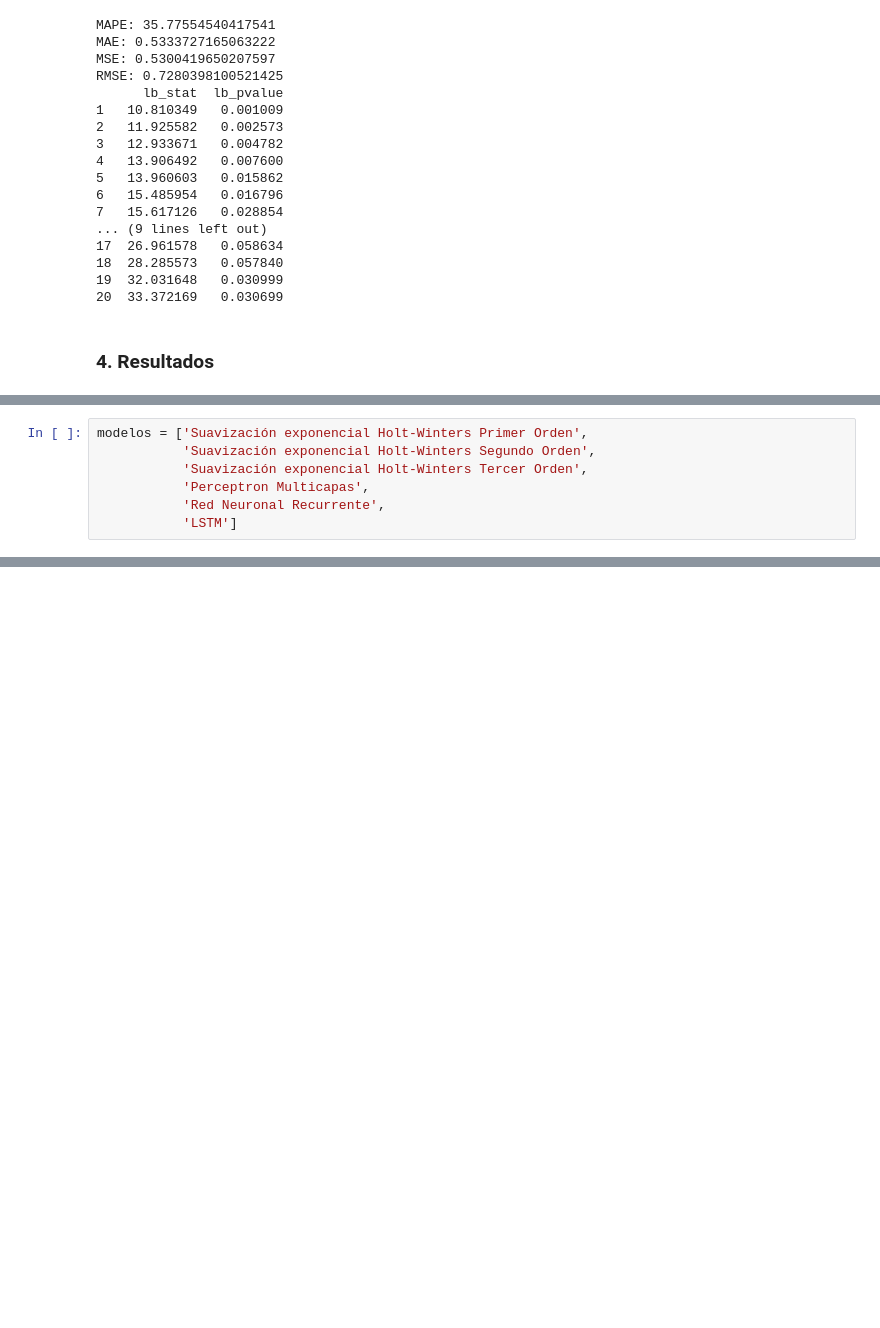
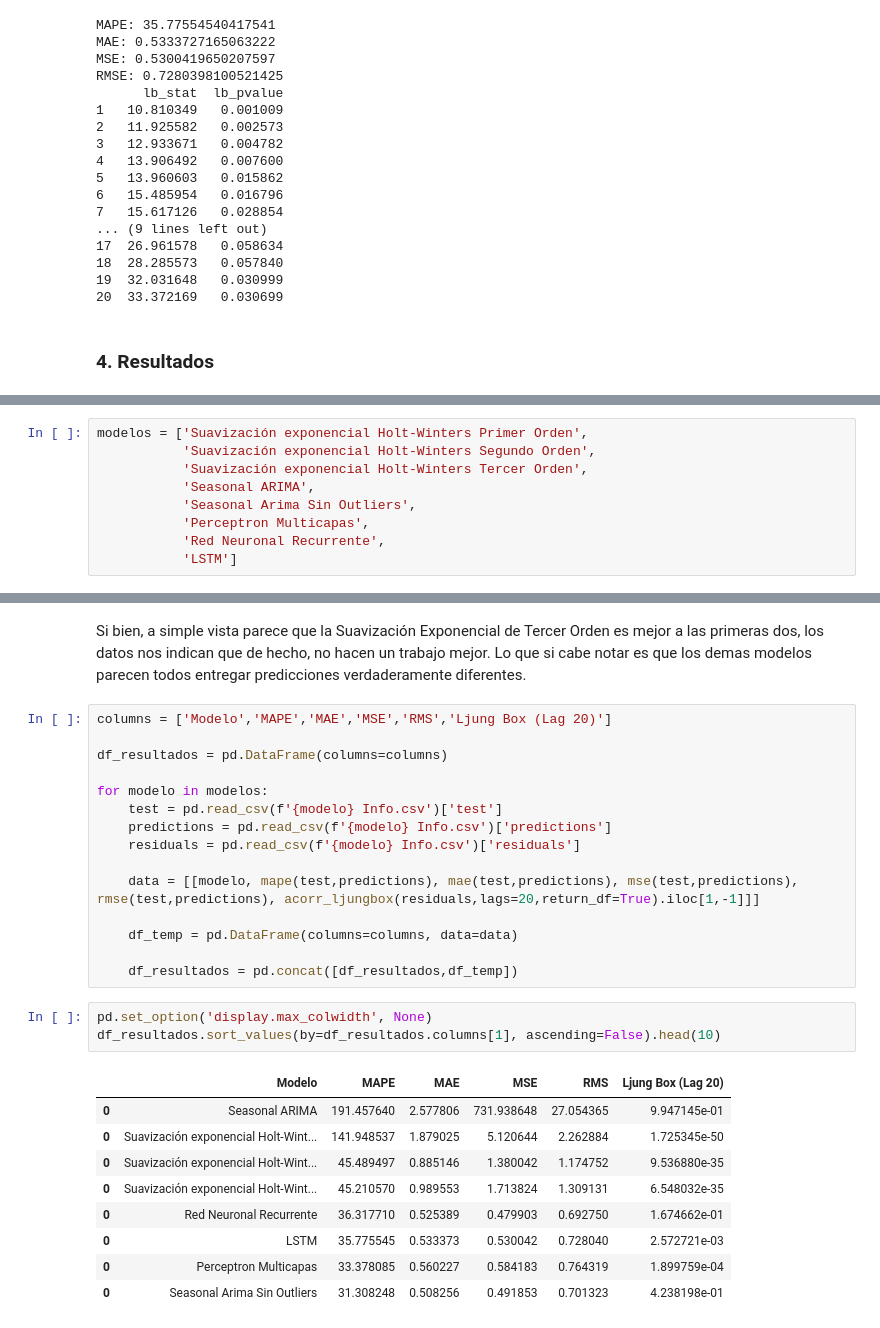
Before and after one commit to MartinBornacelly/mjbornacelly_time_series, a Jupyter notebook: _sources/Modelos Predictivos.ipynb, the cells around one changed output, grey strips where cells are left out. Cells and saved outputs as stored; diff of their text form; blank space fills up the shorter version.

```diff
--- a/_sources/Modelos Predictivos.ipynb
+++ b/_sources/Modelos Predictivos.ipynb
@@ -696,6 +676,8 @@ def dm_test(errors_1, errors_2, alpha = 0.05):
 modelos = ['Suavización exponencial Holt-Winters Primer Orden',
            'Suavización exponencial Holt-Winters Segundo Orden',
            'Suavización exponencial Holt-Winters Tercer Orden',
+           'Seasonal ARIMA',
+           'Seasonal Arima Sin Outliers',
            'Perceptron Multicapas',
            'Red Neuronal Recurrente',
            'LSTM']
@@ -728,0 +726,30 @@ Las predicciones del LSTM son siginificativamente diferentes a todos los demas m
+# %% [markdown]
+Si bien, a simple vista parece que la Suavización Exponencial de Tercer Orden es mejor a las primeras dos, los datos nos indican que de hecho, no hacen un trabajo mejor. Lo que si cabe notar es que los demas modelos parecen todos entregar predicciones verdaderamente diferentes.
+# %%
+columns = ['Modelo','MAPE','MAE','MSE','RMS','Ljung Box (Lag 20)']
+
+df_resultados = pd.DataFrame(columns=columns)
+
+for modelo in modelos:
+    test = pd.read_csv(f'{modelo} Info.csv')['test']
+    predictions = pd.read_csv(f'{modelo} Info.csv')['predictions']
+    residuals = pd.read_csv(f'{modelo} Info.csv')['residuals']
+
+    data = [[modelo, mape(test,predictions), mae(test,predictions), mse(test,predictions), rmse(test,predictions), acorr_ljungbox(residuals,lags=20,return_df=True).iloc[1,-1]]]
+
+    df_temp = pd.DataFrame(columns=columns, data=data)
+
+    df_resultados = pd.concat([df_resultados,df_temp])
+# %%
+pd.set_option('display.max_colwidth', None)
+df_resultados.sort_values(by=df_resultados.columns[1], ascending=False).head(10)
+# %% [output]
+|  | Modelo | MAPE | MAE | MSE | RMS | Ljung Box (Lag 20) |
+| 0 | Seasonal ARIMA | 191.457640 | 2.577806 | 731.938648 | 27.054365 | 9.947145e-01 |
+| 0 | Suavización exponencial Holt-Wint... | 141.948537 | 1.879025 | 5.120644 | 2.262884 | 1.725345e-50 |
+| 0 | Suavización exponencial Holt-Wint... | 45.489497 | 0.885146 | 1.380042 | 1.174752 | 9.536880e-35 |
+| 0 | Suavización exponencial Holt-Wint... | 45.210570 | 0.989553 | 1.713824 | 1.309131 | 6.548032e-35 |
+| 0 | Red Neuronal Recurrente | 36.317710 | 0.525389 | 0.479903 | 0.692750 | 1.674662e-01 |
+| 0 | LSTM | 35.775545 | 0.533373 | 0.530042 | 0.728040 | 2.572721e-03 |
+| 0 | Perceptron Multicapas | 33.378085 | 0.560227 | 0.584183 | 0.764319 | 1.899759e-04 |
+| 0 | Seasonal Arima Sin Outliers | 31.308248 | 0.508256 | 0.491853 | 0.701323 | 4.238198e-01 |
```
Also changed, not shown: parts of 23 cells of this notebook, 7 other files.
